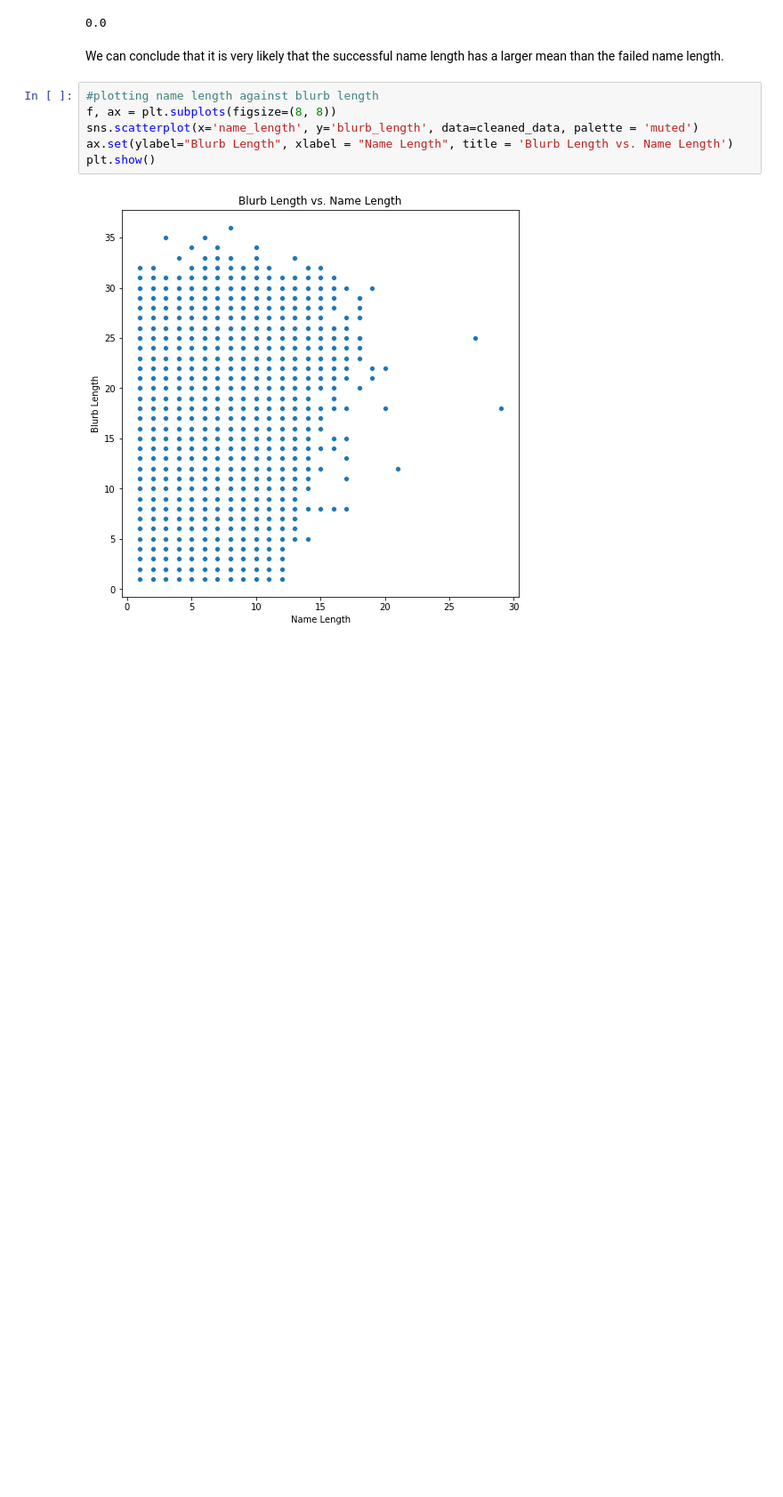
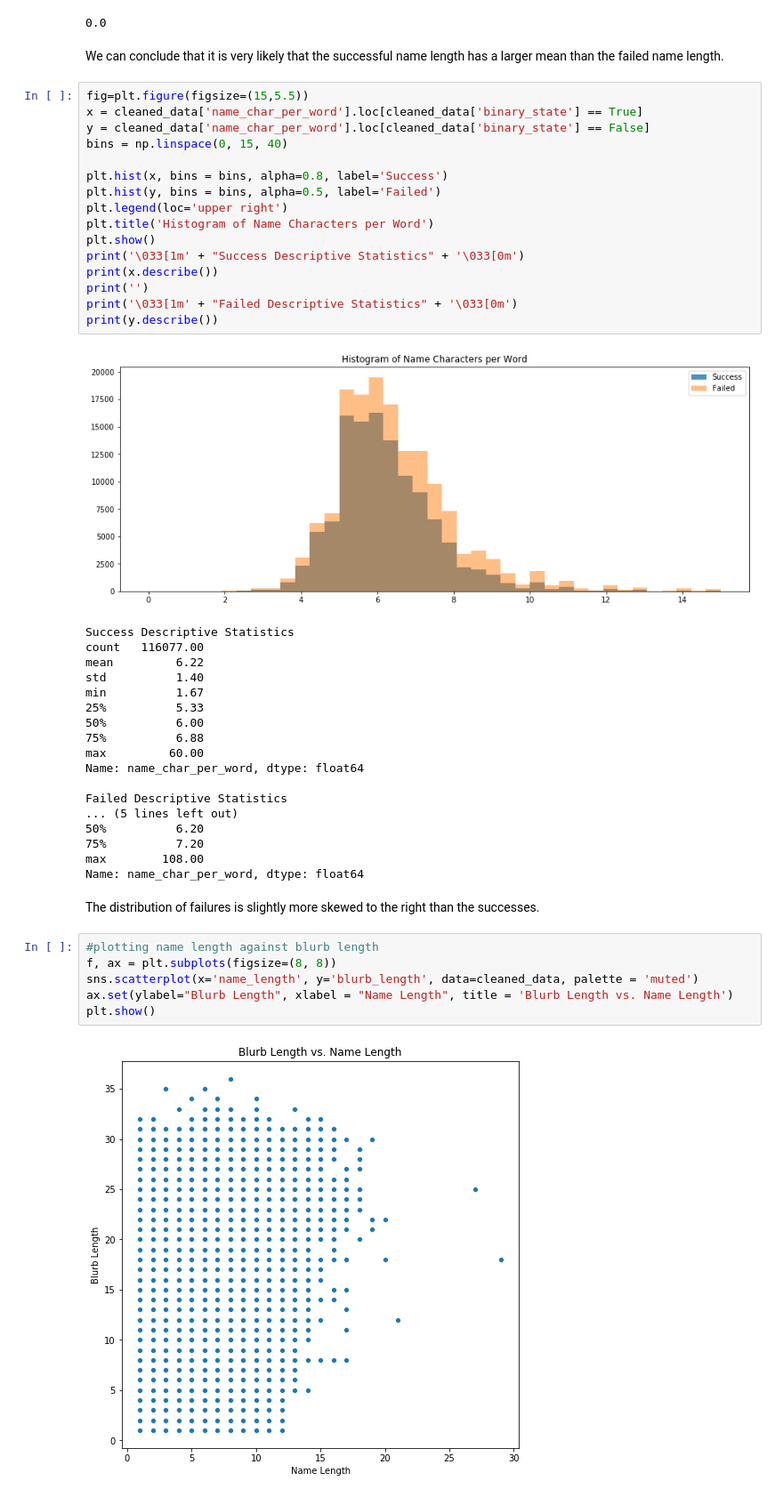
Before and after one commit to dwitten392/Springboard---DW, a Jupyter notebook: Capstone 1 - Kickstarter/Kickstart Projects - Modeling with Engineering.ipynb, the cells around one changed output. Shown at 89% size. Saved outputs shown, nothing was run; the diff lists cells and outputs as text; blank space fills up the shorter version.

```diff
--- a/Capstone 1 - Kickstarter/Kickstart Projects - Modeling with Engineering.ipynb
+++ b/Capstone 1 - Kickstarter/Kickstart Projects - Modeling with Engineering.ipynb
@@ -587,6 +473,43 @@ print(p_value)
 0.0
 # %% [markdown]
 We can conclude that it is very likely that the successful name length has a larger mean than the failed name length.
+# %%
+fig=plt.figure(figsize=(15,5.5))
+x = cleaned_data['name_char_per_word'].loc[cleaned_data['binary_state'] == True]
+y = cleaned_data['name_char_per_word'].loc[cleaned_data['binary_state'] == False]
+bins = np.linspace(0, 15, 40)
+
+plt.hist(x, bins = bins, alpha=0.8, label='Success')
+plt.hist(y, bins = bins, alpha=0.5, label='Failed')
+plt.legend(loc='upper right')
+plt.title('Histogram of Name Characters per Word')
+plt.show()
+print('\033[1m' + "Success Descriptive Statistics" + '\033[0m')
+print(x.describe())
+print('')
+print('\033[1m' + "Failed Descriptive Statistics" + '\033[0m')
+print(y.describe())
+# %% [output]
+[figure, added]
+Success Descriptive Statistics
+count   116077.00
+mean         6.22
+std          1.40
+min          1.67
+25%          5.33
+50%          6.00
+75%          6.88
+max         60.00
+Name: name_char_per_word, dtype: float64
+
+Failed Descriptive Statistics
+... (5 lines left out)
+50%          6.20
+75%          7.20
+max        108.00
+Name: name_char_per_word, dtype: float64
+# %% [markdown]
+The distribution of failures is slightly more skewed to the right than the successes.
 # %%
 #plotting name length against blurb length
 f, ax = plt.subplots(figsize=(8, 8))
```
Also changed, not shown: parts of 53 cells of this notebook.
